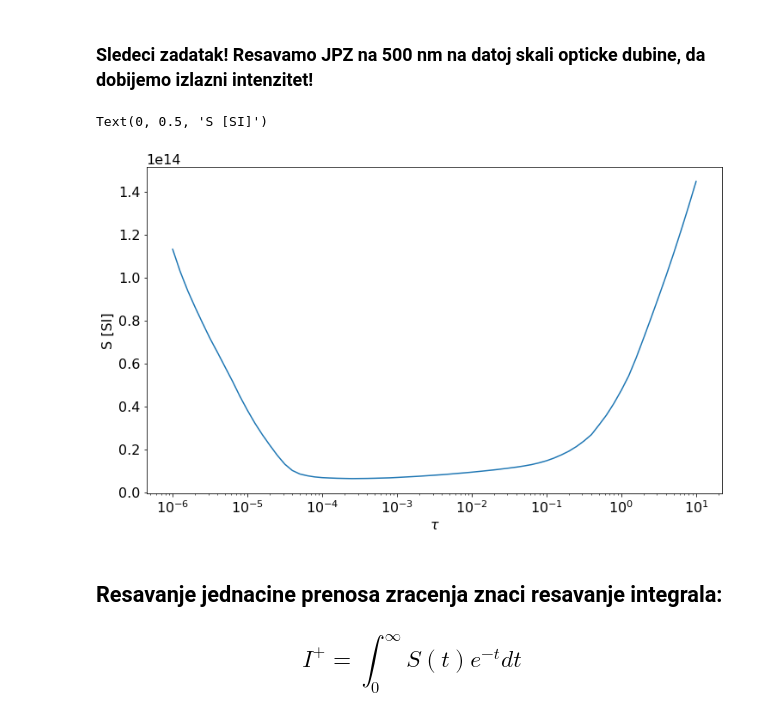
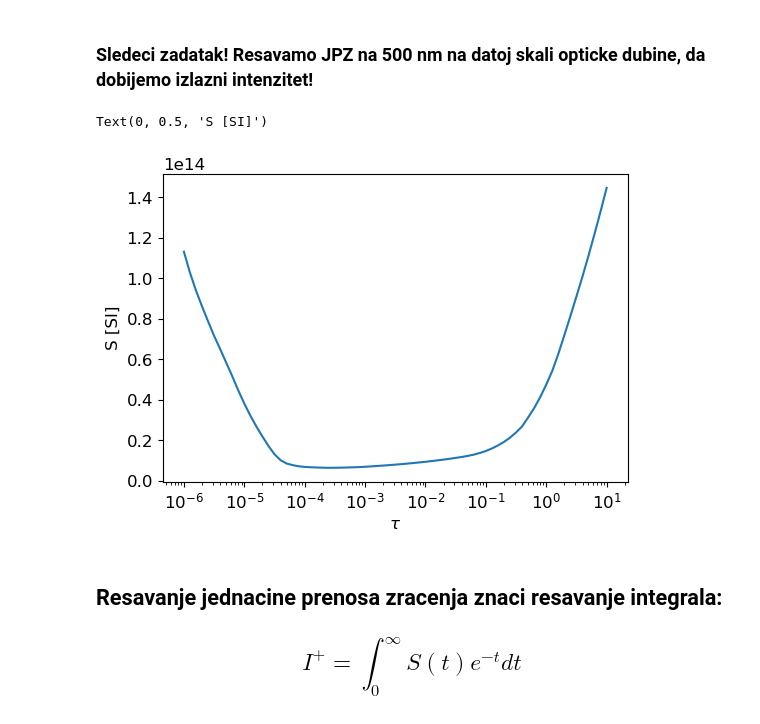
Before and after one commit to ivanzmilic/IAS_matf, a Jupyter notebook: predavanje_03_falc_continuum.ipynb, the cells around one changed output. Saved outputs shown, nothing was run; the diff lists cells and outputs as text; code cells hidden in the pictures.

```diff
--- a/predavanje_03_falc_continuum.ipynb
+++ b/predavanje_03_falc_continuum.ipynb
@@ -279,13 +270,13 @@ Text(0, 0.5, '$\\tau$')
 # %% [markdown]
 ### Sledeci zadatak! Resavamo JPZ na 500 nm na datoj skali opticke dubine, da dobijemo izlazni intenzitet!
 # %%
-plt.figure(figsize=[12,7])
+plt.figure(figsize=default_figsize)
 plt.semilogx(tau, S[:,4])
 plt.xlabel("$\\tau$")
 plt.ylabel("S [SI]")
 # %% [output]
 Text(0, 0.5, 'S [SI]')
-[figure, old version]
+[figure, new version]
 # %% [markdown]
 ## Resavanje jednacine prenosa zracenja znaci resavanje integrala:
 
```
Also changed, not shown: parts of 35 cells of this notebook.
